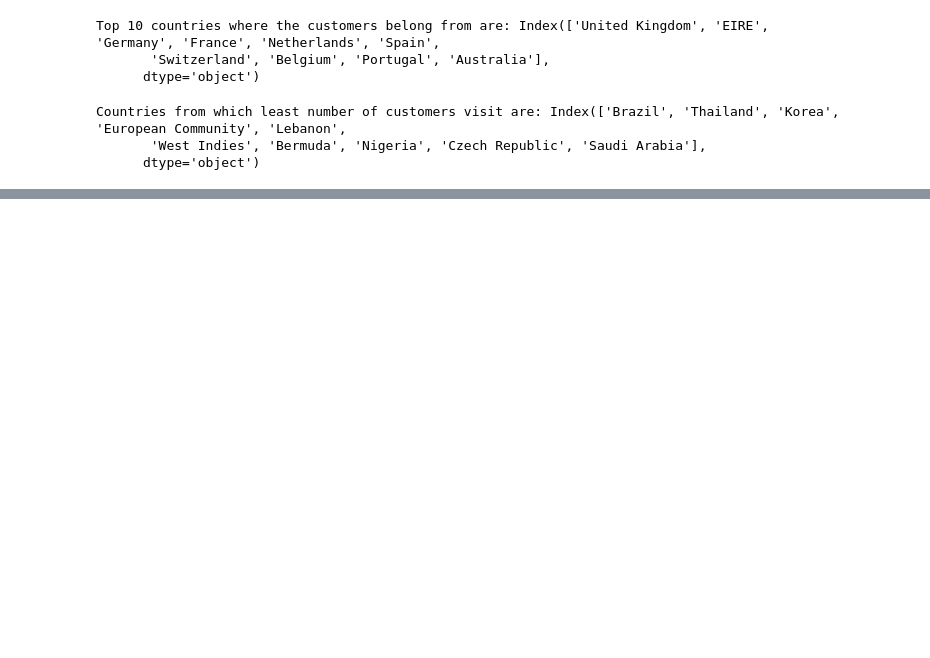
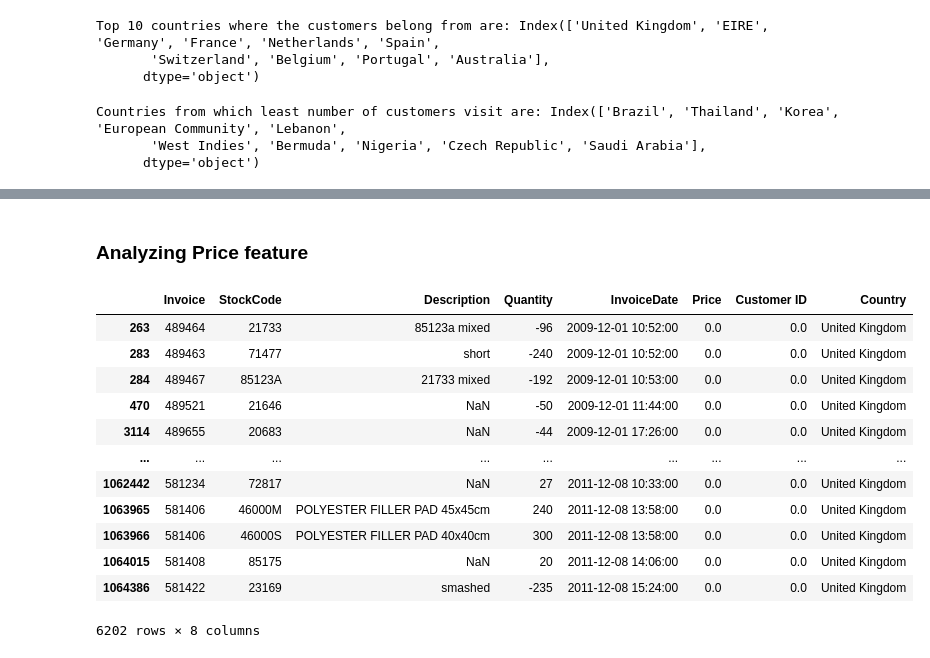
Before and after one commit to ParisRohan/AES-128-bit-Key-size-, a Jupyter notebook: rp-customer-segmentation.ipynb, the cells around one changed output, grey strips where cells are left out. Saved outputs shown, nothing was run; the diff lists cells and outputs as text; code cells hidden in the pictures; blank space fills up the shorter version.

Commit message:
Kaggle Notebook | rp_customer_segmentation | Version 2

```diff
--- a/rp-customer-segmentation.ipynb
+++ b/rp-customer-segmentation.ipynb
@@ -110,3 +128,7 @@ Name: Country, dtype: int64
+# %%
+#We will delete records having 'Unspecified' country
+index_name = df_data[df_data['Country']=='Unspecified'].index
+df_data.drop(index_name, inplace=True)
 # %%
 print('Top 10 countries where the customers belong from are:', df_data['Country'].value_counts().index[:10])
 # %% [output]
@@ -126,0 +166,23 @@ Number of customers having no ID:  243007
+# %%
+#We will handle the missing values in Customer ID feature by replacing them with value 0
+df_data['Customer ID'] = df_data['Customer ID'].fillna(0)
+# %% [markdown]
+### Analyzing Price feature
+# %%
+#As per our understanding, the Price feature does not contain any NULL values
+#Check if there is any record with Price = 0
+df_data[df_data['Price']==0]
+# %% [output]
+|  | Invoice | StockCode | Description | Quantity | InvoiceDate | Price | Customer ID | Country |
+| 263 | 489464 | 21733 | 85123a mixed | -96 | 2009-12-01 10:52:00 | 0.0 | 0.0 | United Kingdom |
+| 283 | 489463 | 71477 | short | -240 | 2009-12-01 10:52:00 | 0.0 | 0.0 | United Kingdom |
+| 284 | 489467 | 85123A | 21733 mixed | -192 | 2009-12-01 10:53:00 | 0.0 | 0.0 | United Kingdom |
+| 470 | 489521 | 21646 | NaN | -50 | 2009-12-01 11:44:00 | 0.0 | 0.0 | United Kingdom |
+| 3114 | 489655 | 20683 | NaN | -44 | 2009-12-01 17:26:00 | 0.0 | 0.0 | United Kingdom |
+| ... | ... | ... | ... | ... | ... | ... | ... | ... |
+| 1062442 | 581234 | 72817 | NaN | 27 | 2011-12-08 10:33:00 | 0.0 | 0.0 | United Kingdom |
+| 1063965 | 581406 | 46000M | POLYESTER FILLER PAD 45x45cm | 240 | 2011-12-08 13:58:00 | 0.0 | 0.0 | United Kingdom |
+| 1063966 | 581406 | 46000S | POLYESTER FILLER PAD 40x40cm | 300 | 2011-12-08 13:58:00 | 0.0 | 0.0 | United Kingdom |
+| 1064015 | 581408 | 85175 | NaN | 20 | 2011-12-08 14:06:00 | 0.0 | 0.0 | United Kingdom |
+| 1064386 | 581422 | 23169 | smashed | -235 | 2011-12-08 15:24:00 | 0.0 | 0.0 | United Kingdom |
+6202 rows × 8 columns
```
Also changed, not shown: parts of 25 cells of this notebook.
